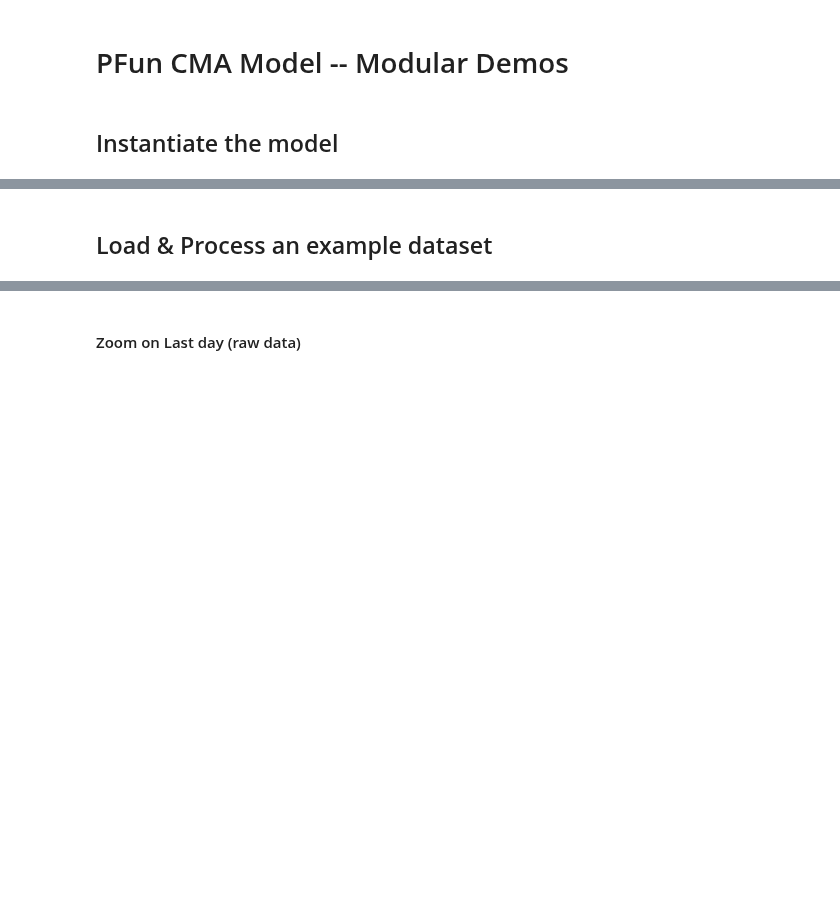
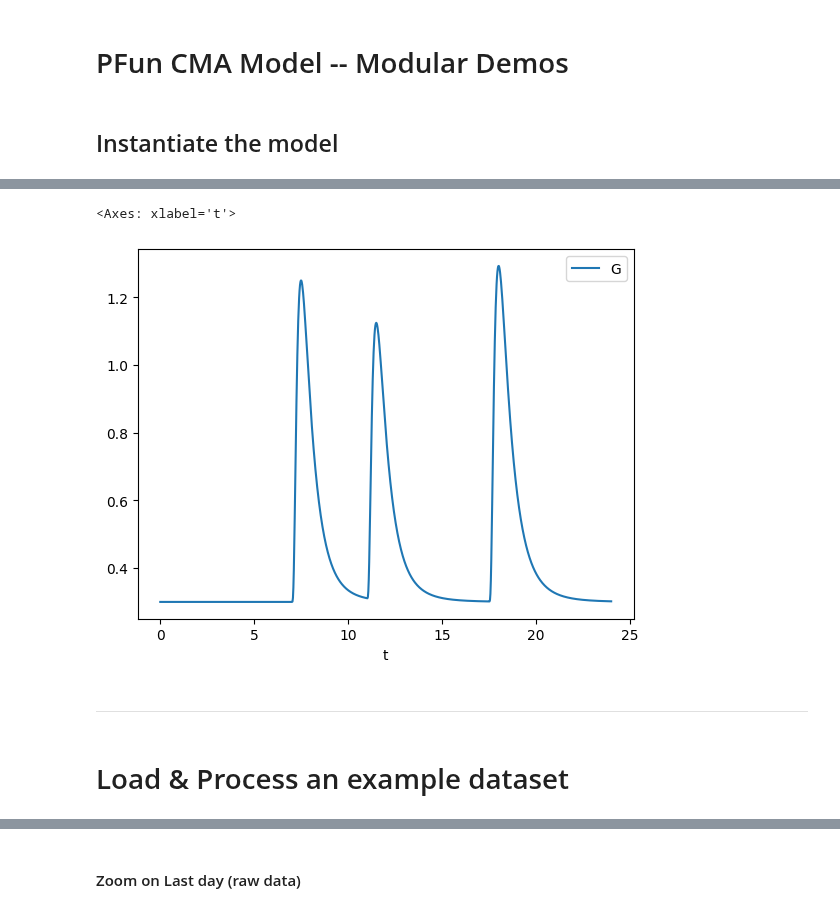
Before and after one commit to pfun-health/pfun-cma-model, a Jupyter notebook: examples/notebooks/cma-model-modular-demos.ipynb, the cells around one changed output, grey strips where cells are left out. Cells and saved outputs as stored; diff of their text form; code cells hidden in the pictures; blank space fills up the shorter version.

```diff
--- a/examples/notebooks/cma-model-modular-demos.ipynb
+++ b/examples/notebooks/cma-model-modular-demos.ipynb
@@ -15,5 +51,12 @@ cma.run()
+# %%
+cma.run().plot(x='t', y='G', kind='line')
+# %% [output]
+<Axes: xlabel='t'>
+[figure, added]
+# %% [markdown]
+---
 # %% [markdown]
-## Load & Process an example dataset
+# Load & Process an example dataset
 # %%
 from pfun_cma_model.engine.fit import fit_model
 from pfun_cma_model.engine.data_utils import format_data
```
Also changed, not shown: parts of 12 cells of this notebook, 20 other files.
